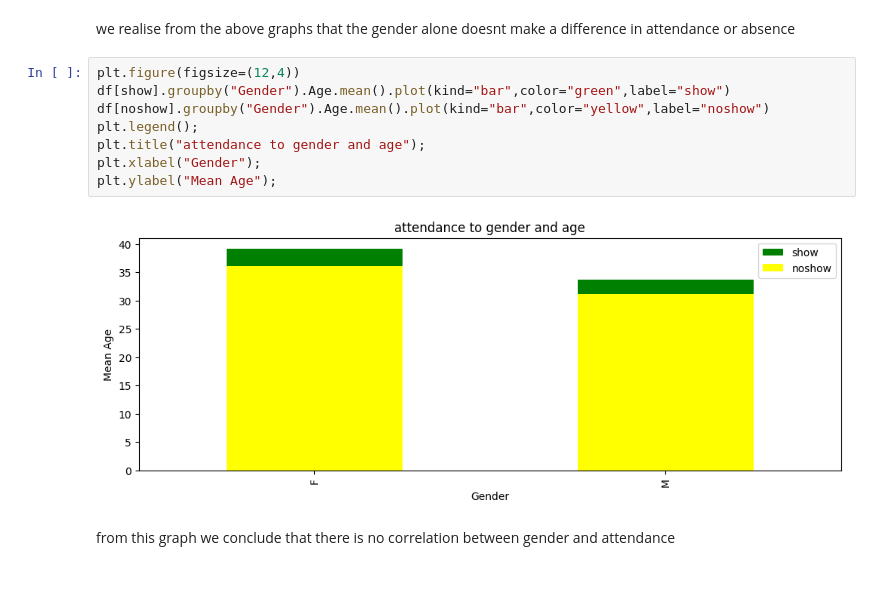
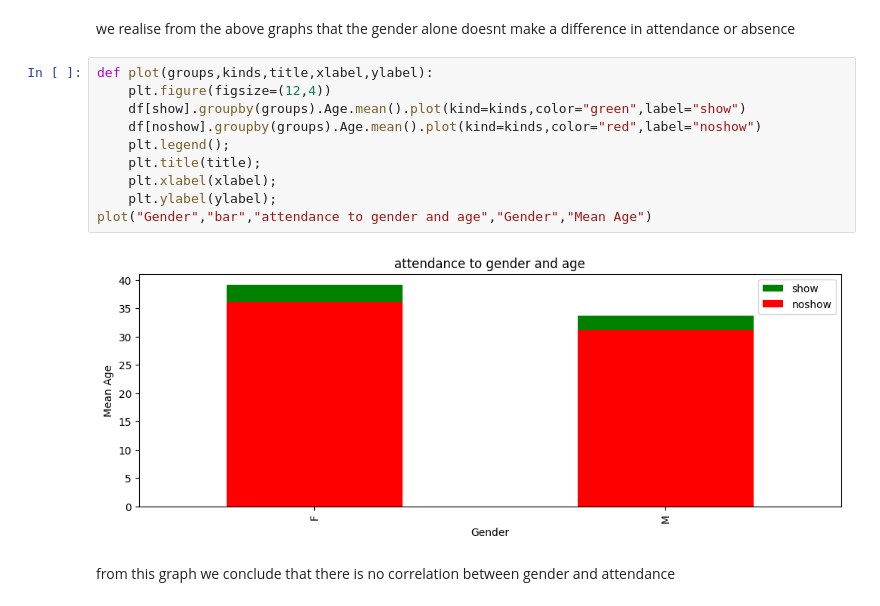
Before and after one commit to Ahmed-ali-abd-elsalam/no-show-appointments, a Jupyter notebook: Investigate_a_Dataset.ipynb, the cells around one changed output. Saved outputs shown, nothing was run; the diff lists cells and outputs as text.

```diff
--- a/Investigate_a_Dataset.ipynb
+++ b/Investigate_a_Dataset.ipynb
@@ -279,15 +285,17 @@ plt.title("absence by gender");
 # %% [markdown]
 we realise from the above graphs that the gender alone doesnt make a difference in attendance or absence
 # %%
-plt.figure(figsize=(12,4))
-df[show].groupby("Gender").Age.mean().plot(kind="bar",color="green",label="show")
-df[noshow].groupby("Gender").Age.mean().plot(kind="bar",color="yellow",label="noshow")
-plt.legend();
-plt.title("attendance to gender and age");
-plt.xlabel("Gender");
-plt.ylabel("Mean Age");
+def plot(groups,kinds,title,xlabel,ylabel):
+    plt.figure(figsize=(12,4))
+    df[show].groupby(groups).Age.mean().plot(kind=kinds,color="green",label="show")
+    df[noshow].groupby(groups).Age.mean().plot(kind=kinds,color="red",label="noshow")
+    plt.legend();
+    plt.title(title);
+    plt.xlabel(xlabel);
+    plt.ylabel(ylabel);
+plot("Gender","bar","attendance to gender and age","Gender","Mean Age")
 # %% [output]
-[figure, old version]
+[figure, new version]
 # %% [markdown]
 from this graph we conclude that there is no correlation between gender and attendance
 # %%
```
Also changed, not shown: parts of 11 cells of this notebook, 1 other file.
